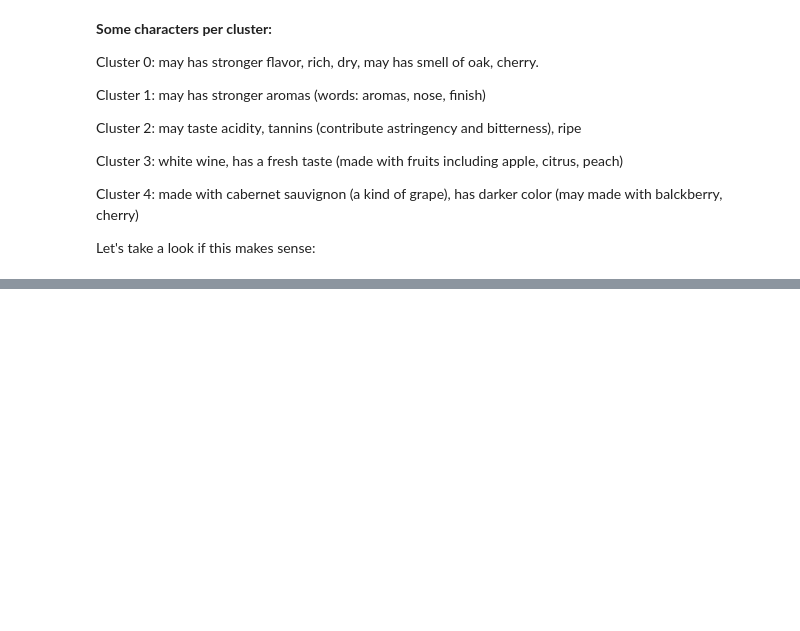
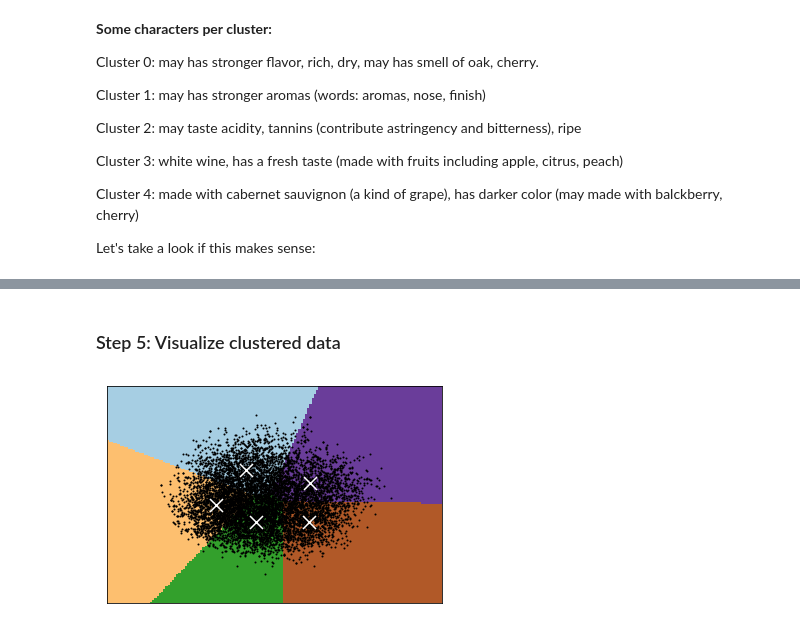
Before and after one commit to twocau/NLP-Wine_Review, a Jupyter notebook: NLP_bag_of_words.ipynb, the cells around one changed output, grey strips where cells are left out. Cells and saved outputs as stored; diff of their text form; code cells hidden in the pictures; blank space fills up the shorter version.

```diff
--- a/NLP_bag_of_words.ipynb
+++ b/NLP_bag_of_words.ipynb
@@ -301,0 +349,36 @@ Sample 3: Great price for this unoaked white wine. It's smooth and crisp in mout
+# %% [markdown]
+### Step 5: Visualize clustered data
+# %%
+reduced_data = PCA(n_components=2).fit_transform(t_df.values)
+# %%
+h = .01     # point in the mesh [x_min, x_max]x[y_min, y_max].
+
+# Plot the decision boundary. For that, we will assign a color to each
+x_min, x_max = reduced_data[:, 0].min() - 1, reduced_data[:, 0].max() + 1
+y_min, y_max = reduced_data[:, 1].min() - 1, reduced_data[:, 1].max() + 1
+xx, yy = np.meshgrid(np.arange(x_min, x_max, h), np.arange(y_min, y_max, h))
+# %%
+kmeans = KMeans(n_clusters=n_clusters)
+kmeans.fit(reduced_data)
+
+# Obtain labels for each point in mesh. Use last trained model.
+Z = kmeans.predict(np.c_[xx.ravel(), yy.ravel()])
+# %%
+# Put the result into a color plot
+Z = Z.reshape(xx.shape)
+plt.figure(1)
+plt.clf()
+plt.imshow(Z, interpolation='nearest', extent=(xx.min(), xx.max(), yy.min(), yy.max()),
+           cmap=plt.cm.Paired, aspect='auto', origin='lower')
+
+plt.plot(reduced_data[::12, 0], reduced_data[::12, 1], 'k.', markersize=2)
+# Plot the centroids as a white X
+centroids = kmeans.cluster_centers_
+plt.scatter(centroids[:, 0], centroids[:, 1], marker='x', s=169, linewidths=3, color='w', zorder=10)
+plt.xlim(x_min+0.8, x_max-0.8)
+plt.ylim(y_min+0.8, y_max-0.8)
+plt.xticks(())
+plt.yticks(())
+plt.show()
+# %% [output]
+[figure, added]
```
Also changed, not shown: parts of 22 cells of this notebook.
